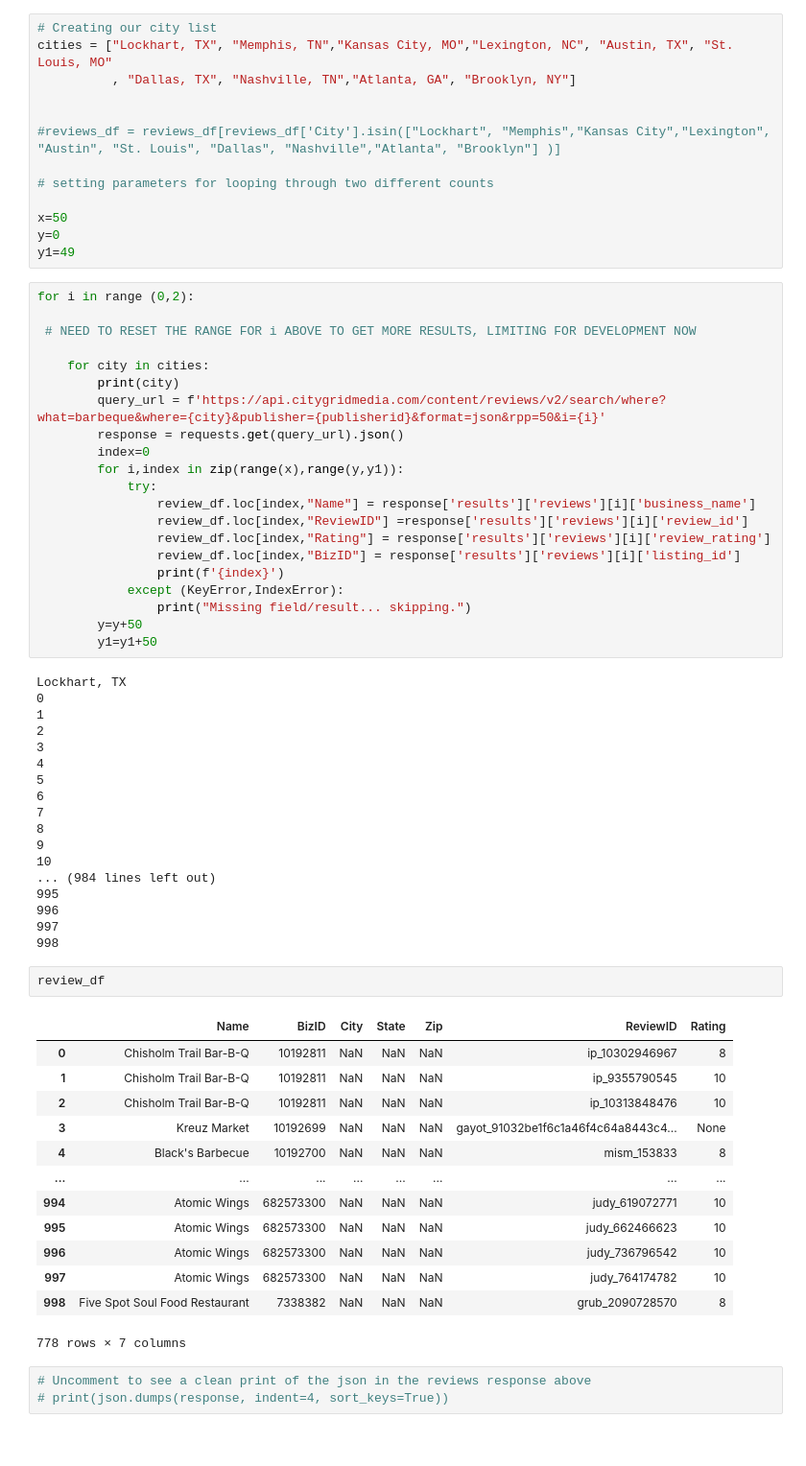
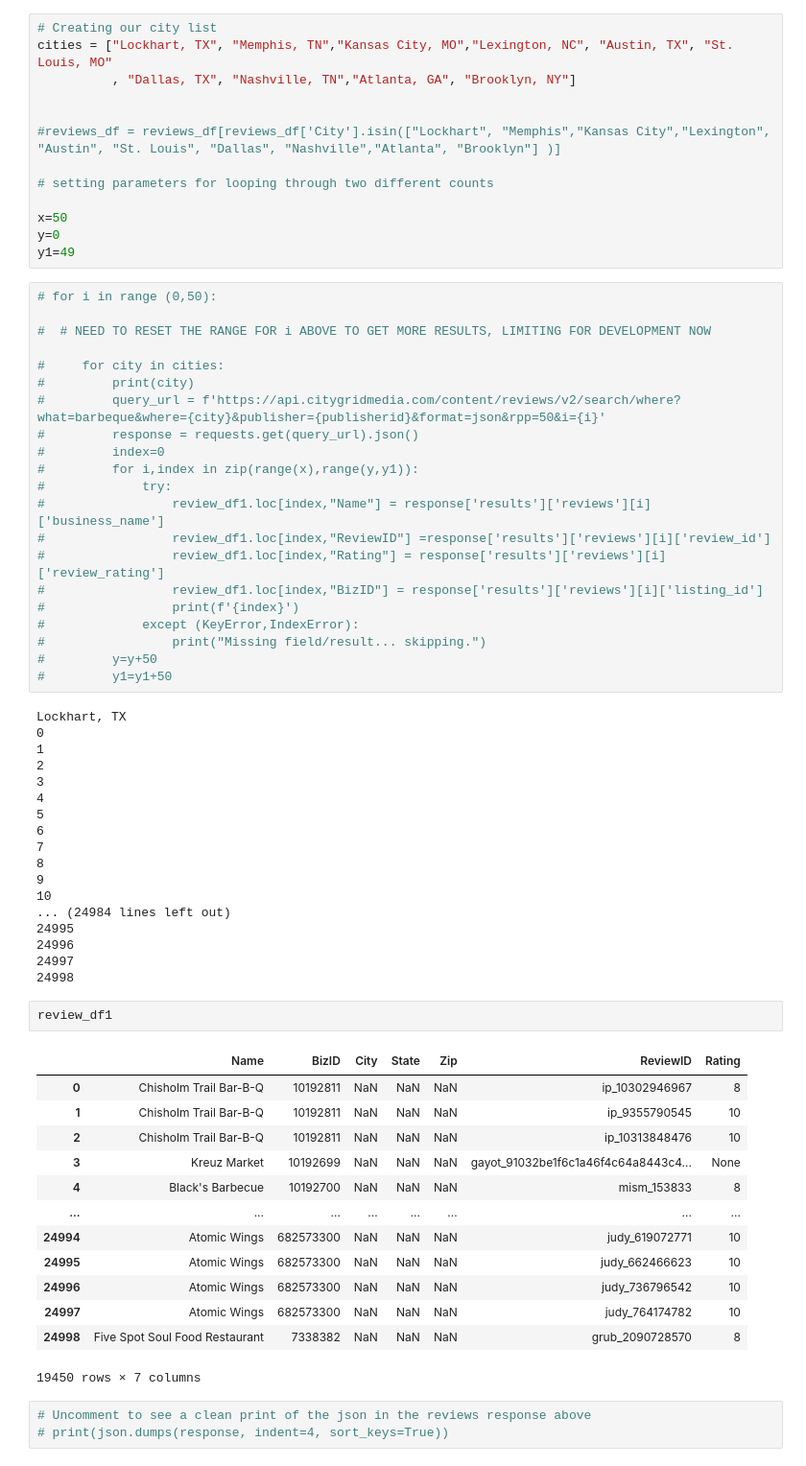
Before and after one commit to jcrettig/API_Group_Project, a Jupyter notebook: DE_working_file_v2.ipynb, the cells around one changed output. Shown: that part at 96% size. Drawn from its saved outputs; the diff is of its cells as text.

```diff
--- a/DE_working_file_v2.ipynb
+++ b/DE_working_file_v2.ipynb
@@ -33,26 +34,26 @@ x=50
 y=0
 y1=49
 # %%
-for i in range (0,2):
+# for i in range (0,50):
 
- # NEED TO RESET THE RANGE FOR i ABOVE TO GET MORE RESULTS, LIMITING FOR DEVELOPMENT NOW
+#  # NEED TO RESET THE RANGE FOR i ABOVE TO GET MORE RESULTS, LIMITING FOR DEVELOPMENT NOW
 
-    for city in cities:
-        print(city)
-        query_url = f'https://api.citygridmedia.com/content/reviews/v2/search/where?what=barbeque&where={city}&publisher={publisherid}&format=json&rpp=50&i={i}'
-        response = requests.get(query_url).json()
-        index=0
-        for i,index in zip(range(x),range(y,y1)):
-            try:
-                review_df.loc[index,"Name"] = response['results']['reviews'][i]['business_name']
-                review_df.loc[index,"ReviewID"] =response['results']['reviews'][i]['review_id']
-                review_df.loc[index,"Rating"] = response['results']['reviews'][i]['review_rating']
-                review_df.loc[index,"BizID"] = response['results']['reviews'][i]['listing_id']
-                print(f'{index}')
-            except (KeyError,IndexError):
-                print("Missing field/result... skipping.")
-        y=y+50
-        y1=y1+50
+#     for city in cities:
+#         print(city)
+#         query_url = f'https://api.citygridmedia.com/content/reviews/v2/search/where?what=barbeque&where={city}&publisher={publisherid}&format=json&rpp=50&i={i}'
+#         response = requests.get(query_url).json()
+#         index=0
+#         for i,index in zip(range(x),range(y,y1)):
+#             try:
+#                 review_df1.loc[index,"Name"] = response['results']['reviews'][i]['business_name']
+#                 review_df1.loc[index,"ReviewID"] =response['results']['reviews'][i]['review_id']
+#                 review_df1.loc[index,"Rating"] = response['results']['reviews'][i]['review_rating']
+#                 review_df1.loc[index,"BizID"] = response['results']['reviews'][i]['listing_id']
+#                 print(f'{index}')
+#             except (KeyError,IndexError):
+#                 print("Missing field/result... skipping.")
+#         y=y+50
+#         y1=y1+50
 # %% [output]
 Lockhart, TX
 0
@@ -66,27 +67,27 @@ Lockhart, TX
 8
 9
 10
-... (984 lines left out)
-995
-996
-997
-998
+... (24984 lines left out)
+24995
+24996
+24997
+24998
-# %%
-review_df
-# %% [output]
-|  | Name | BizID | City | State | Zip | ReviewID | Rating |
-| 0 | Chisholm Trail Bar-B-Q | 10192811 | NaN | NaN | NaN | ip_10302946967 | 8 |
-| 1 | Chisholm Trail Bar-B-Q | 10192811 | NaN | NaN | NaN | ip_9355790545 | 10 |
-| 2 | Chisholm Trail Bar-B-Q | 10192811 | NaN | NaN | NaN | ip_10313848476 | 10 |
-| 3 | Kreuz Market | 10192699 | NaN | NaN | NaN | gayot_91032be1f6c1a46f4c64a8443c4... | None |
-| 4 | Black's Barbecue | 10192700 | NaN | NaN | NaN | mism_153833 | 8 |
-| ... | ... | ... | ... | ... | ... | ... | ... |
-| 994 | Atomic Wings | 682573300 | NaN | NaN | NaN | judy_619072771 | 10 |
-| 995 | Atomic Wings | 682573300 | NaN | NaN | NaN | judy_662466623 | 10 |
-| 996 | Atomic Wings | 682573300 | NaN | NaN | NaN | judy_736796542 | 10 |
-| 997 | Atomic Wings | 682573300 | NaN | NaN | NaN | judy_764174782 | 10 |
-| 998 | Five Spot Soul Food Restaurant | 7338382 | NaN | NaN | NaN | grub_2090728570 | 8 |
-778 rows × 7 columns
+# %%
+review_df1
+# %% [output]
+|  | Name | BizID | City | State | Zip | ReviewID | Rating |
+| 0 | Chisholm Trail Bar-B-Q | 10192811 | NaN | NaN | NaN | ip_10302946967 | 8 |
+| 1 | Chisholm Trail Bar-B-Q | 10192811 | NaN | NaN | NaN | ip_9355790545 | 10 |
+| 2 | Chisholm Trail Bar-B-Q | 10192811 | NaN | NaN | NaN | ip_10313848476 | 10 |
+| 3 | Kreuz Market | 10192699 | NaN | NaN | NaN | gayot_91032be1f6c1a46f4c64a8443c4... | None |
+| 4 | Black's Barbecue | 10192700 | NaN | NaN | NaN | mism_153833 | 8 |
+| ... | ... | ... | ... | ... | ... | ... | ... |
+| 24994 | Atomic Wings | 682573300 | NaN | NaN | NaN | judy_619072771 | 10 |
+| 24995 | Atomic Wings | 682573300 | NaN | NaN | NaN | judy_662466623 | 10 |
+| 24996 | Atomic Wings | 682573300 | NaN | NaN | NaN | judy_736796542 | 10 |
+| 24997 | Atomic Wings | 682573300 | NaN | NaN | NaN | judy_764174782 | 10 |
+| 24998 | Five Spot Soul Food Restaurant | 7338382 | NaN | NaN | NaN | grub_2090728570 | 8 |
+19450 rows × 7 columns
 # %%
 # Uncomment to see a clean print of the json in the reviews response above
 # print(json.dumps(response, indent=4, sort_keys=True))
```
Also changed, not shown: parts of 10 cells of this notebook, 1 other file.
